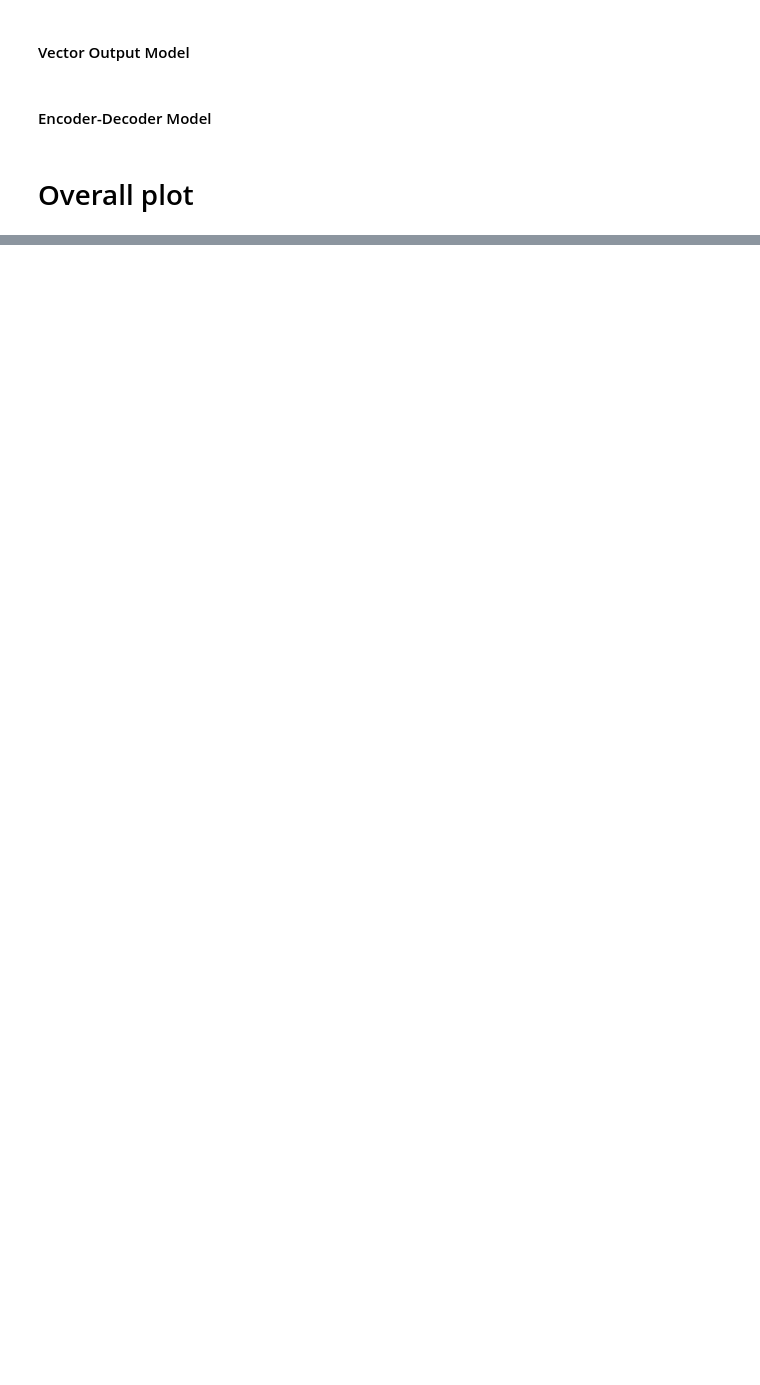
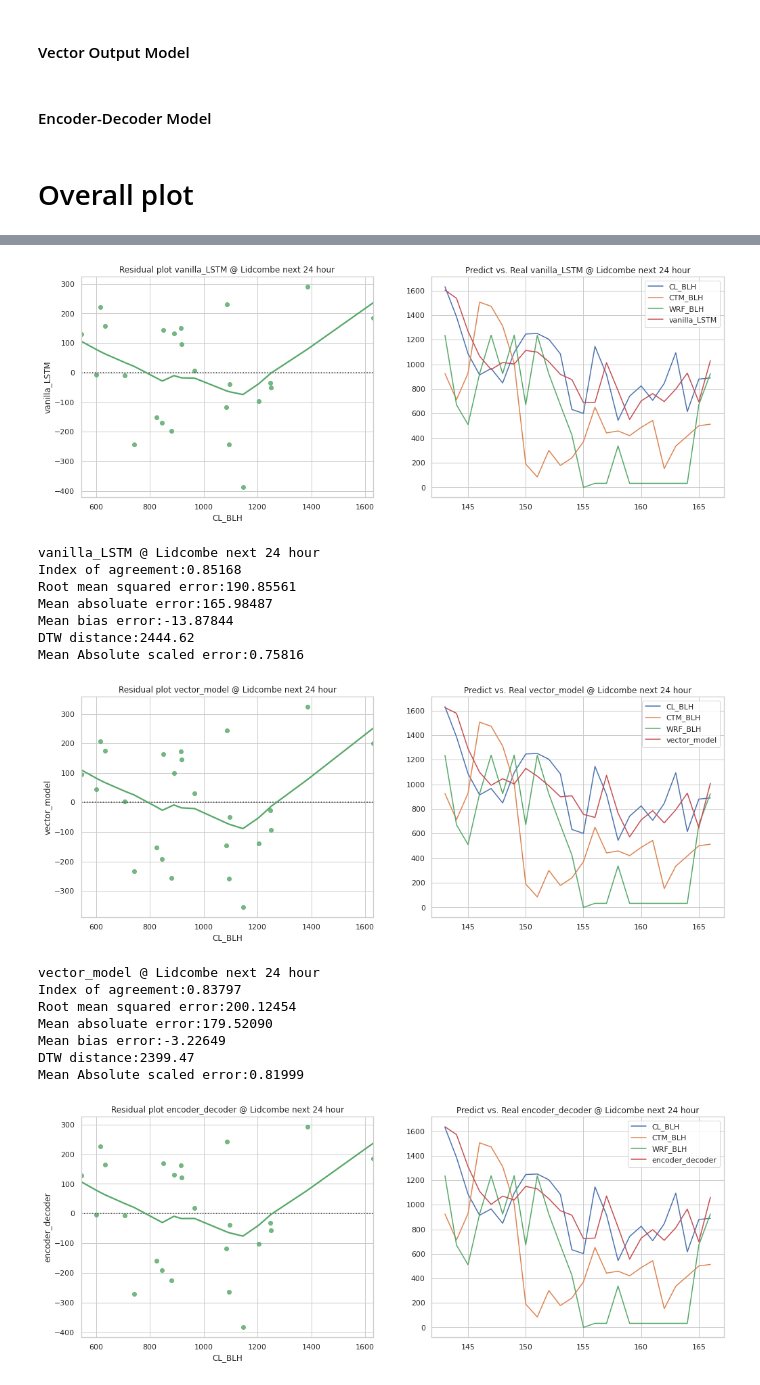
Before and after one commit to LlahsivK/group-18, a Jupyter notebook: SL_Anlysis3_NN_Model.ipynb, the cells around one changed output, grey strips where cells are left out. Saved outputs shown, nothing was run; the diff lists cells and outputs as text; code cells hidden in the pictures; blank space fills up the shorter version.

```diff
--- a/SL_Anlysis3_NN_Model.ipynb
+++ b/SL_Anlysis3_NN_Model.ipynb
@@ -403,0 +427,20 @@ Mean Absolute scaled error:0.65556
+# %%
+overall_plot('Lidcombe')
+# %% [output]
+[figure, added]
+vanilla_LSTM @ Lidcombe next 24 hour
+Index of agreement:0.85168
+Root mean squared error:190.85561
+Mean absoluate error:165.98487
+Mean bias error:-13.87844
+DTW distance:2444.62
+Mean Absolute scaled error:0.75816
+[figure, added]
+vector_model @ Lidcombe next 24 hour
+Index of agreement:0.83797
+Root mean squared error:200.12454
+Mean absoluate error:179.52090
+Mean bias error:-3.22649
+DTW distance:2399.47
+Mean Absolute scaled error:0.81999
+[figure, added]
```
Also changed, not shown: parts of 15 cells of this notebook.
